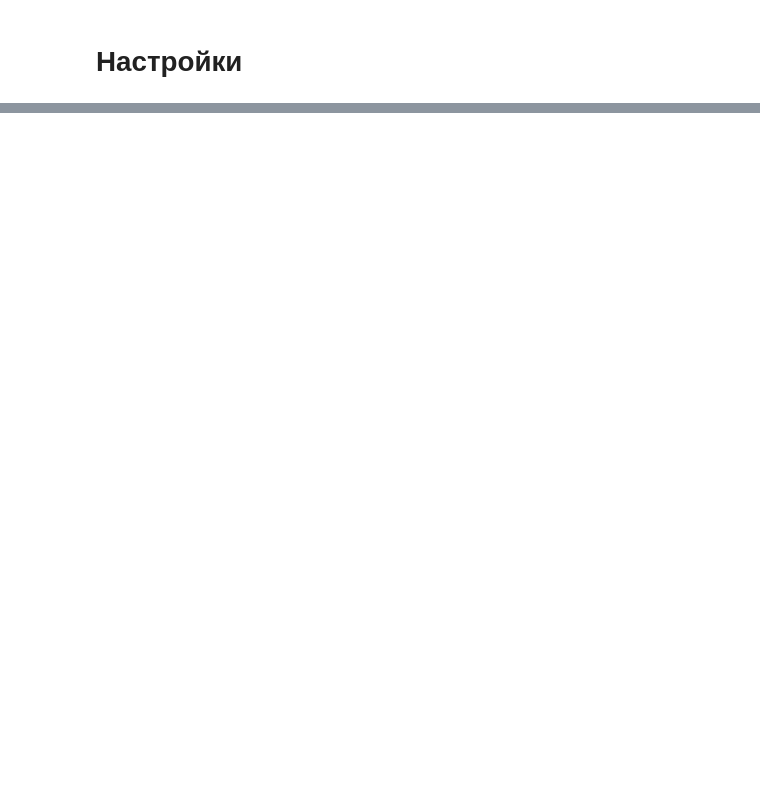
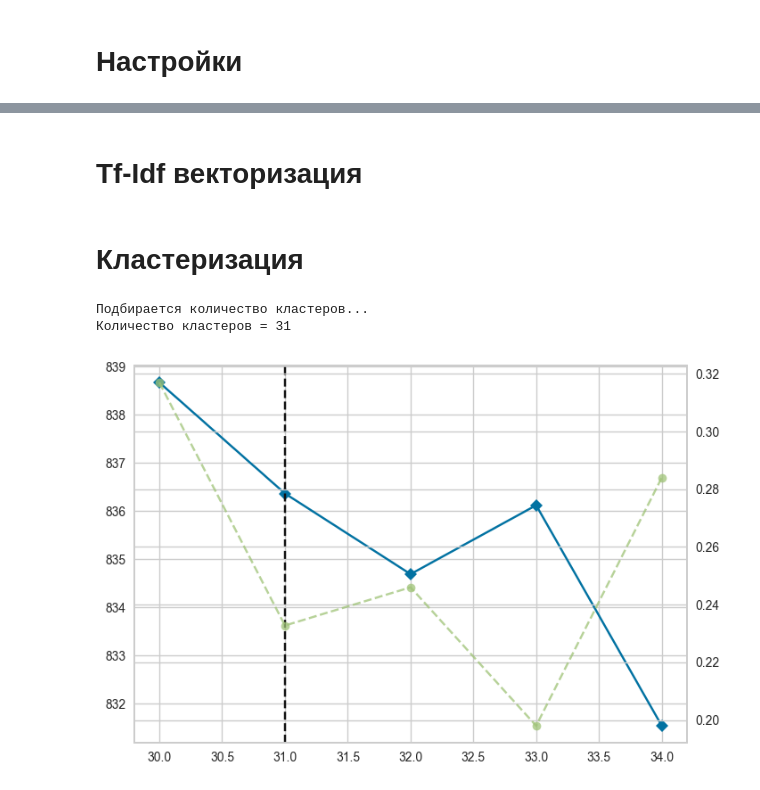
Before and after one commit to HerrPhoton/AgroCode_Hack_2023, a Jupyter notebook: main.ipynb, the cells around one changed output, grey strips where cells are left out. Saved outputs shown, nothing was run; the diff lists cells and outputs as text; code cells hidden in the pictures; blank space fills up the shorter version.

```diff
--- a/main.ipynb
+++ b/main.ipynb
@@ -47,0 +113,8 @@ df
+# %%
+# Создать словарь с опечатками, если его не существует
+if not os.path.exists(MISPRINT_FILE):
+    save_misprints(df['description'].values, MISPRINT_FILE)
+
+# Загрузка файла с опечатками
+with open(MISPRINT_FILE, 'rb') as file:
+    misprints = pickle.load(file)
@@ -47,0 +152,3 @@ df
+# %%
+df['description'] = df['description'].progress_apply(prepocess)
+df.head(20)
@@ -47,0 +173,32 @@ df
+# %% [markdown]
+# Tf-Idf векторизация
+# %%
+tfidf_vect = TfidfVectorizer()
+tfidf = tfidf_vect.fit_transform(df['description'].values)
+# %% [markdown]
+# Кластеризация
+# %%
+def find_n_clasters(vectors, visualize = False):
+
+    model = KMeans(n_clusters = N_CLUSTERS,
+                   max_iter = MAX_ITER,
+                   algorithm = ALGORITHM,
+                   n_init = N_INIT)
+
+    visualizer = KElbowVisualizer(model, k = SEARCH_RANGE, timings = True, metric = "distortion")
+    visualizer.fit(vectors.toarray())
+
+    if visualize:
+        visualizer.show()
+
+    return visualizer.elbow_value_
+# %%
+if N_CLUSTERS == 'auto':
+    print('Подбирается количество кластеров...')
+    N_CLUSTERS = find_n_clasters(tfidf)
+
+print(f'Количество кластеров = {N_CLUSTERS}')
+# %% [output]
+Подбирается количество кластеров...
+Количество кластеров = 31
+[figure, added]
```
Also changed, not shown: parts of 23 cells of this notebook, 3 other files.
